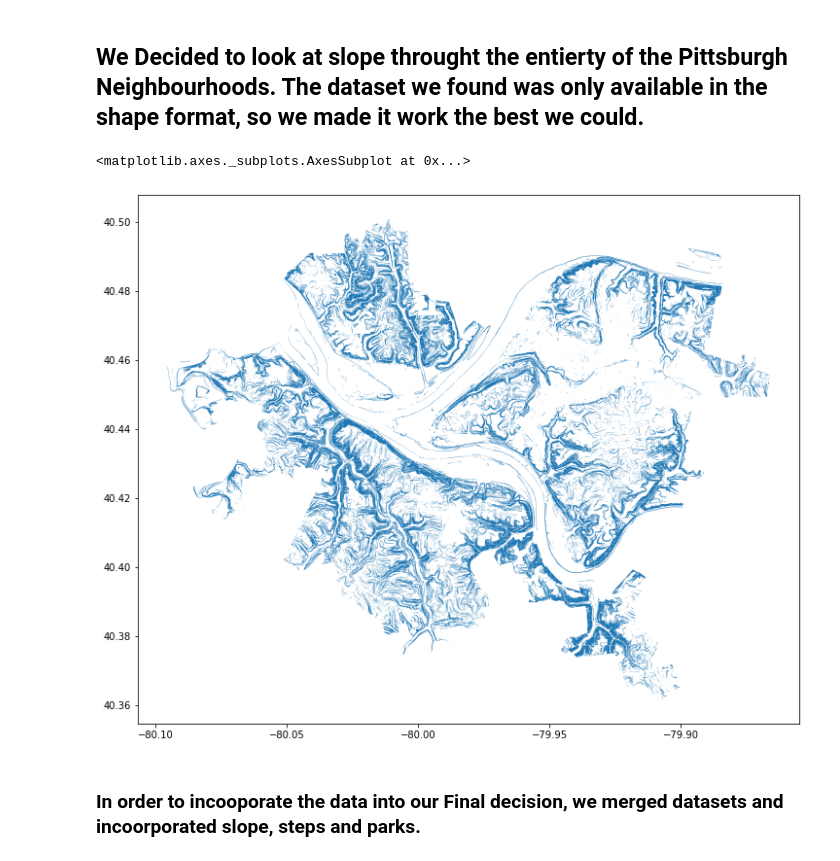
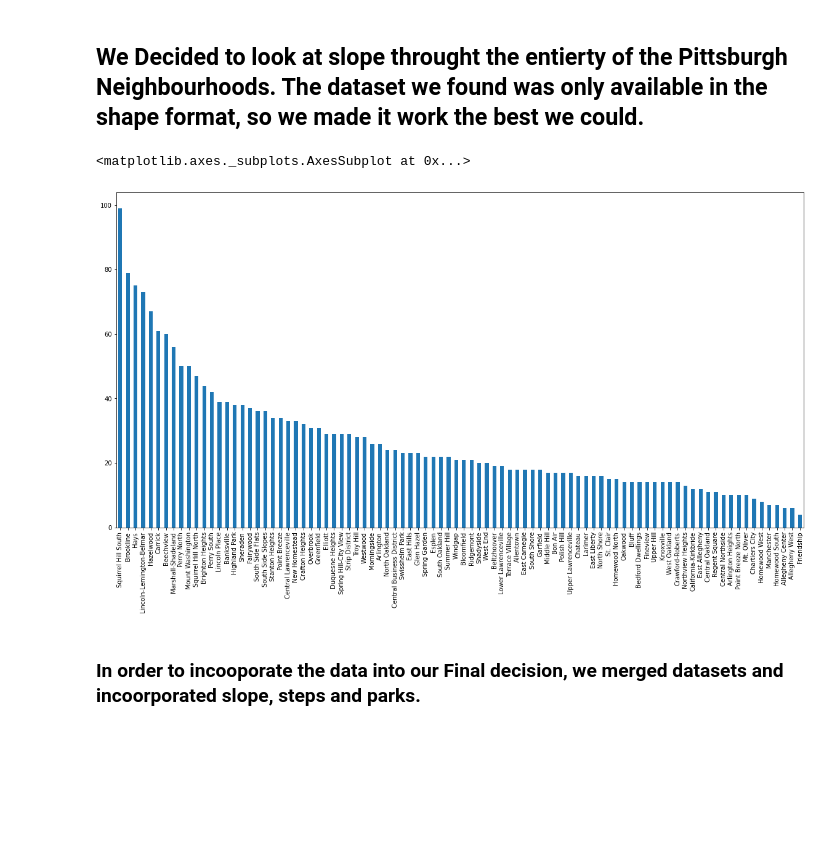
Before and after one commit to AimonFlaherty/CMPINF01-Final-Project, a Jupyter notebook: Final.ipynb, the cells around one changed output. Cells and saved outputs as stored; diff of their text form; code cells hidden in the pictures; blank space fills up the shorter version.

```diff
--- a/Final.ipynb
+++ b/Final.ipynb
@@ -73,0 +58,32 @@ IndexError: list index out of range
+# %%
+stepData = pd.read_csv('StepsDataSet.csv')
+
+for index, row in neighborhood_df.iterrows():
+    try:
+        stepData[row]
+    except:
+        stepData[row] = 0
+for index, row in stepData.iterrows():
+
+    if row['length'] == 0:
+        row['length'] = 1
+
+    if pd.isnull(row['number_of_steps']):
+        stepData.drop(index, inplace = True)
+
+
+    elif row['number_of_steps'] < 20:
+        #tepData.drop(index, inplace = True)
+        stepData['number_of_rows'] = 0
+
+
+    elif  (row['number_of_steps'] / row['length']) < 0.15:
+        #tepData.drop(index, inplace = True, axis = 0)
+        stepData['number_of_rows'] = 0
+
+    elif  (row['number_of_steps'] / row['length']) > 0.85:
+        #tepData.drop(index, inplace = True, axis = 0)
+        stepData['number_of_rows'] = 0
+
+step_series = stepData['neighborhood'].value_counts()
+step_series.plot.bar(x = 'NeighborHoods', y = 'Count', figsize = (20,10))
@@ -81,9 +100,19 @@ import matplotlib.pyplot as plt
 import geopandas
 # %%
 neighborhoods = geopandas.read_file("ShapeFiles/fec820c6-5238-49a5-a8d6-d064cf5b582f2020328-1-xkwj6i.ci16.shp") # read in the shapefile
-neighborhoods.plot(figsize=(15, 10))
+
+for index, row in neighborhoods.iterrows():
+    if row['Shape__A_1'] < 6500:
+        neighborhoods.drop(index, inplace = True)
+
+#print(neighborhoods.head())
+#neighborhoods.plot(figsize=(15, 10))
+neighborhoods_map = geopandas.read_file("Neighborhoods/Neighborhoods_.shp")
+slope_neighborhood = geopandas.sjoin(neighborhoods, neighborhoods_map, how = "inner", op = 'intersects')
+#slope_neighborhood.plot(figsize=(15, 10))
+slope_neighborhood['hood'].value_counts().plot.bar(x = 'NeighborHoods', y = 'Count', figsize = (20,10))
 # %% [output]
 <matplotlib.axes._subplots.AxesSubplot at 0x...>
-[figure, old version]
+[figure, new version]
 # %% [markdown]
 ### In order to incooporate the data into our Final decision, we merged datasets and incoorporated slope, steps and parks.
```
Also changed, not shown: parts of 15 cells of this notebook.
